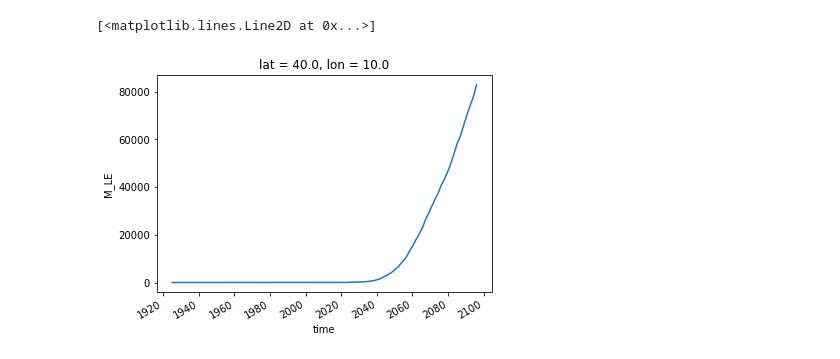
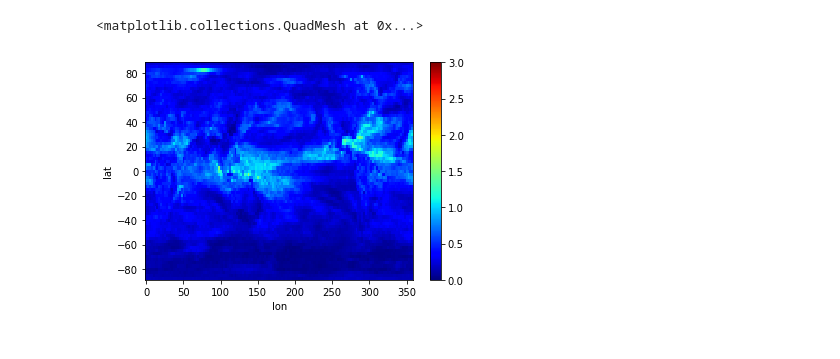
Before and after one commit to MackenzieBlanusa/InternalVariability, a Jupyter notebook: notebooks/Load_from_global.ipynb, the cells around one changed output. Cells and saved outputs as stored; diff of their text form; code cells hidden in the pictures.

```diff
--- a/notebooks/Load_from_global.ipynb
+++ b/notebooks/Load_from_global.ipynb
@@ -81,5 +72,0 @@ mmle.x.mean('member_id').isel(lat=0, lon=0).plot(hue='model')
-# %%
-mmle.results['M_LE'].isel(lat=0, lon=0).plot(hue='model')
-# %% [output]
-[<matplotlib.lines.Line2D at 0x...>]
-[figure, removed]
@@ -85,0 +75,12 @@ mmle.results['M_LE'].isel(lat=0, lon=0).plot(hue='model')
+# %%
+ref = mmle.x.sel(time=slice('1995', '2015')).mean(('member_id', 'time', 'model'))
+# %%
+S = mmle.x.mean(('member_id', 'model')) - ref
+# %%
+SNR = np.abs(S / np.sqrt(mmle.results['T_LE']))
+SNR_ideal = np.abs(S / np.sqrt(mmle.results['Ibar_LE']))
+# %%
+SNR.sel(time=slice('1995', '2015')).mean('time').plot(cmap='jet', vmin=0, vmax=3)
+# %% [output]
+<matplotlib.collections.QuadMesh at 0x...>
+[figure, added]
```
Also changed, not shown: parts of 32 cells of this notebook, 4 other files.
